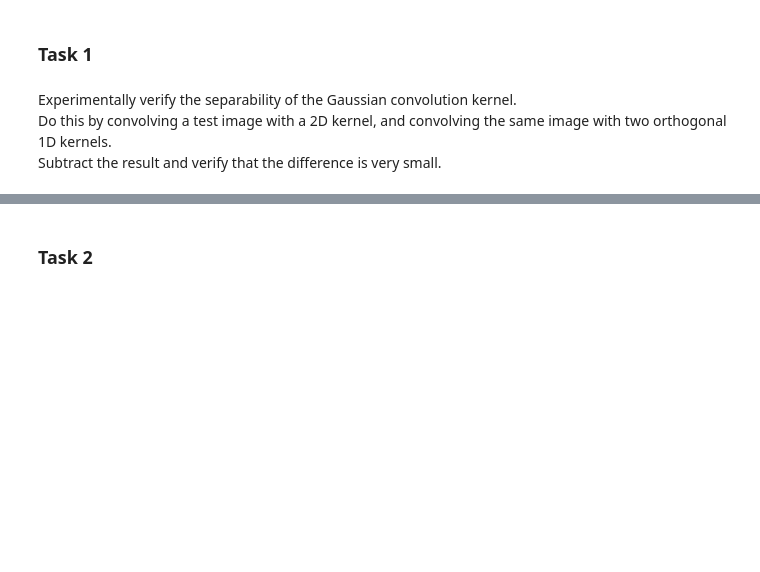
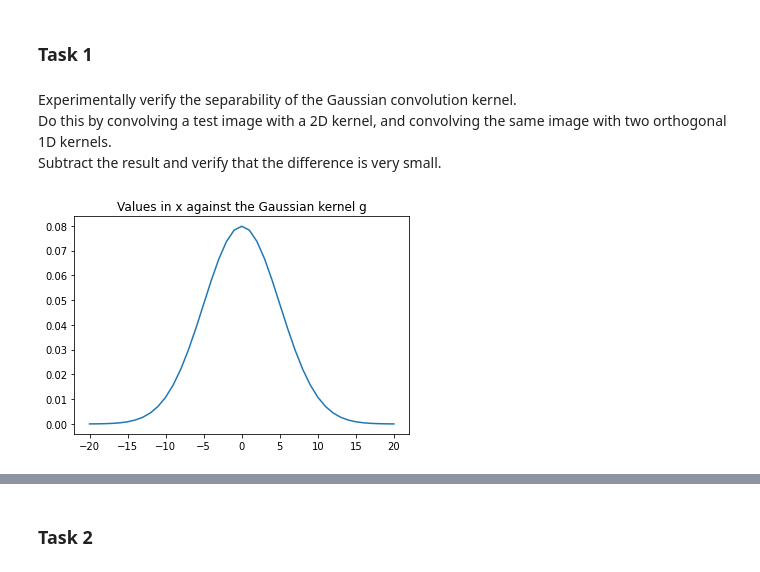
Before and after one commit to wdmdev/02506-advanced-image-analysis, a Jupyter notebook: exercises/week1/solution.ipynb, the cells around one changed output, grey strips where cells are left out. Drawn from its saved outputs; the diff is of its cells as text; code cells hidden in the pictures; blank space fills up the shorter version.

```diff
--- a/exercises/week1/solution.ipynb
+++ b/exercises/week1/solution.ipynb
@@ -40,0 +42,8 @@ convolve_1D_img = gaussian_filter1d(gaussian_filter1d(fibres_xcth_img,sigma,axis
+# %%
+plt.title('Values in x against the Gaussian kernel g')
+test_x = np.arange(-20, 21).T
+test_g = kernel.gaussian_1d(test_x, sigma)
+plt.plot(test_x, test_g)
+plt.show()
+# %% [output]
+[figure, added]
```
Also changed, not shown: parts of 7 cells of this notebook, 6 other files.
